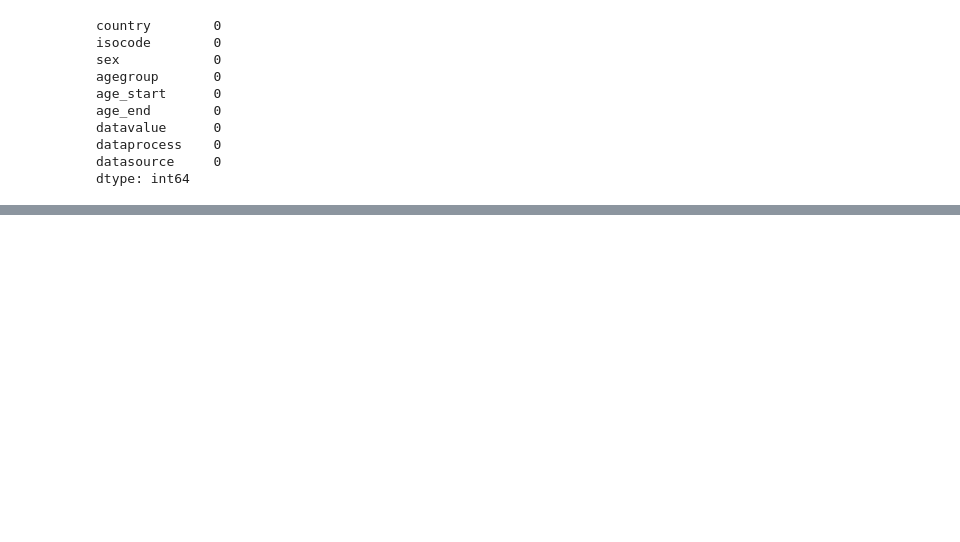
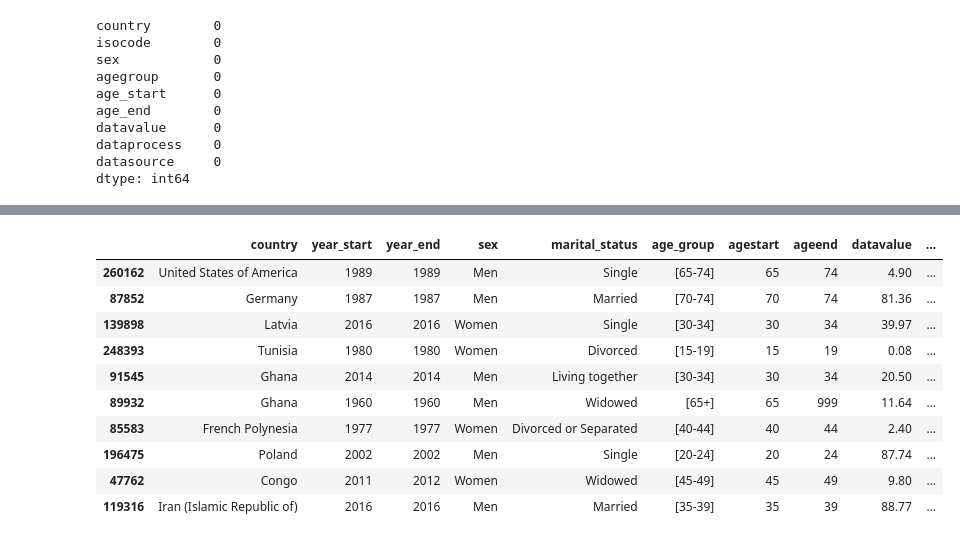
Before and after one commit to YkslB/marriage_statistics, a Jupyter notebook: scripts/Cleaning.ipynb, the cells around one changed output, grey strips where cells are left out. Saved outputs shown, nothing was run; the diff lists cells and outputs as text; code cells hidden in the pictures; blank space fills up the shorter version.

```diff
--- a/scripts/Cleaning.ipynb
+++ b/scripts/Cleaning.ipynb
@@ -807,0 +787,10 @@ df_14.head(10)
+# %%
+df_14.columns= (df_14.columns
+    .str.lower()
+    .str.strip()
+    .str.replace(' ', '')
+    .str.replace('(', '')
+    .str.replace(')', '')
+    .str.replace('[^0-9a-zA-Z_]', '' , regex=True)
+    )
+df_14.sample(5)
@@ -807,0 +805,26 @@ df_14.head(10)
+# %%
+df_14 = df_14.drop(columns=['datacataloglongname', 'noteondata', 'noteoncountryandpopulation','noteonagegroups', 'noteother',
+                             'including_consensual_unions','isocode', 'datacatalogid', 'noteonmaritalstatus', 'series_contains_nonstandard_agegroups','nonstandard_agegroups'])
+
+df_14.rename(columns={
+    "countryorarea": "country",
+    "agegroup": "age_group",
+    "maritalstatus": "marital_status",
+    "yearstart": "year_start",
+    "yearend": "year_end",
+    }, inplace =True
+    )
+
+df_14.sample(10)
+# %% [output]
+|  | country | year_start | year_end | sex | marital_status | age_group | agestart | ageend | datavalue | ... |
+| 260162 | United States of America | 1989 | 1989 | Men | Single | [65-74] | 65 | 74 | 4.90 | ... |
+| 87852 | Germany | 1987 | 1987 | Men | Married | [70-74] | 70 | 74 | 81.36 | ... |
+| 139898 | Latvia | 2016 | 2016 | Women | Single | [30-34] | 30 | 34 | 39.97 | ... |
+| 248393 | Tunisia | 1980 | 1980 | Women | Divorced | [15-19] | 15 | 19 | 0.08 | ... |
+| 91545 | Ghana | 2014 | 2014 | Men | Living together | [30-34] | 30 | 34 | 20.50 | ... |
+| 89932 | Ghana | 1960 | 1960 | Men | Widowed | [65+] | 65 | 999 | 11.64 | ... |
+| 85583 | French Polynesia | 1977 | 1977 | Women | Divorced or Separated | [40-44] | 40 | 44 | 2.40 | ... |
+| 196475 | Poland | 2002 | 2002 | Men | Single | [20-24] | 20 | 24 | 87.74 | ... |
+| 47762 | Congo | 2011 | 2012 | Women | Widowed | [45-49] | 45 | 49 | 9.80 | ... |
+| 119316 | Iran (Islamic Republic of) | 2016 | 2016 | Men | Married | [35-39] | 35 | 39 | 88.77 | ... |
```
Also changed, not shown: parts of 34 cells of this notebook, 4 other files.
